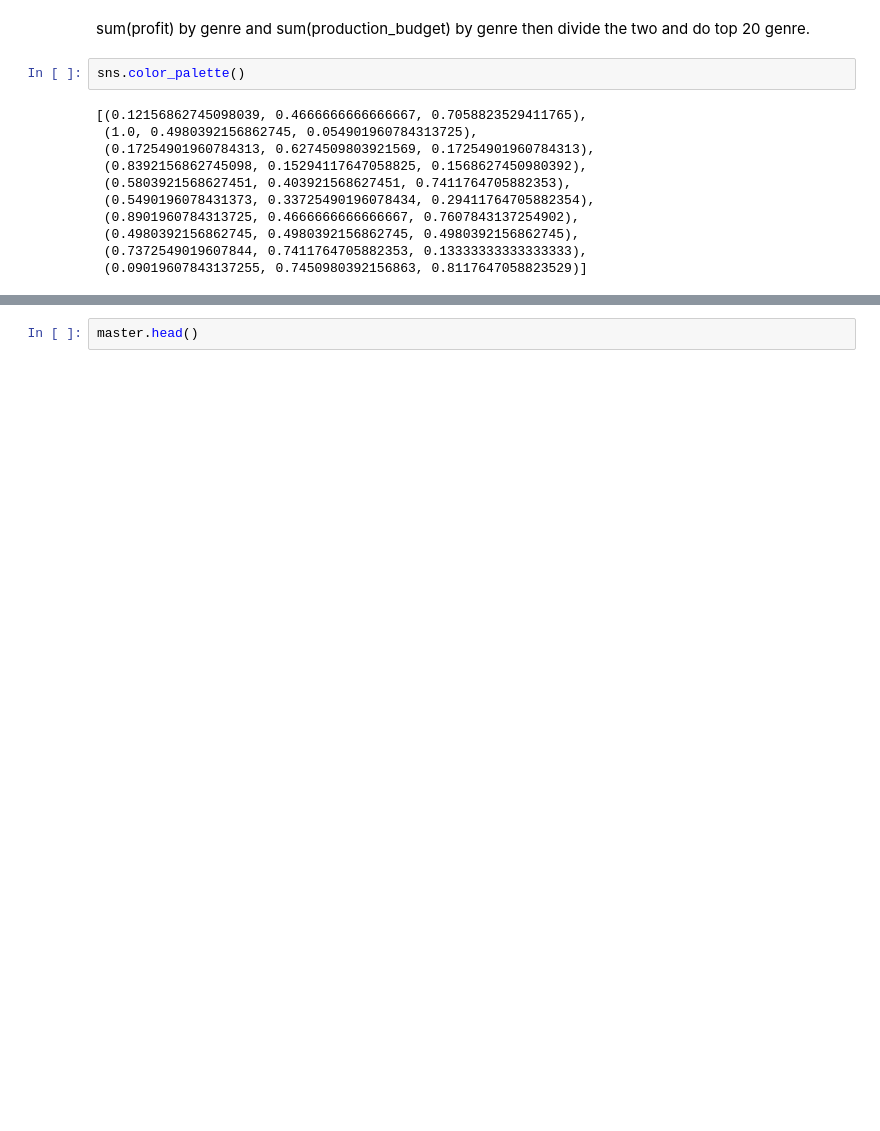
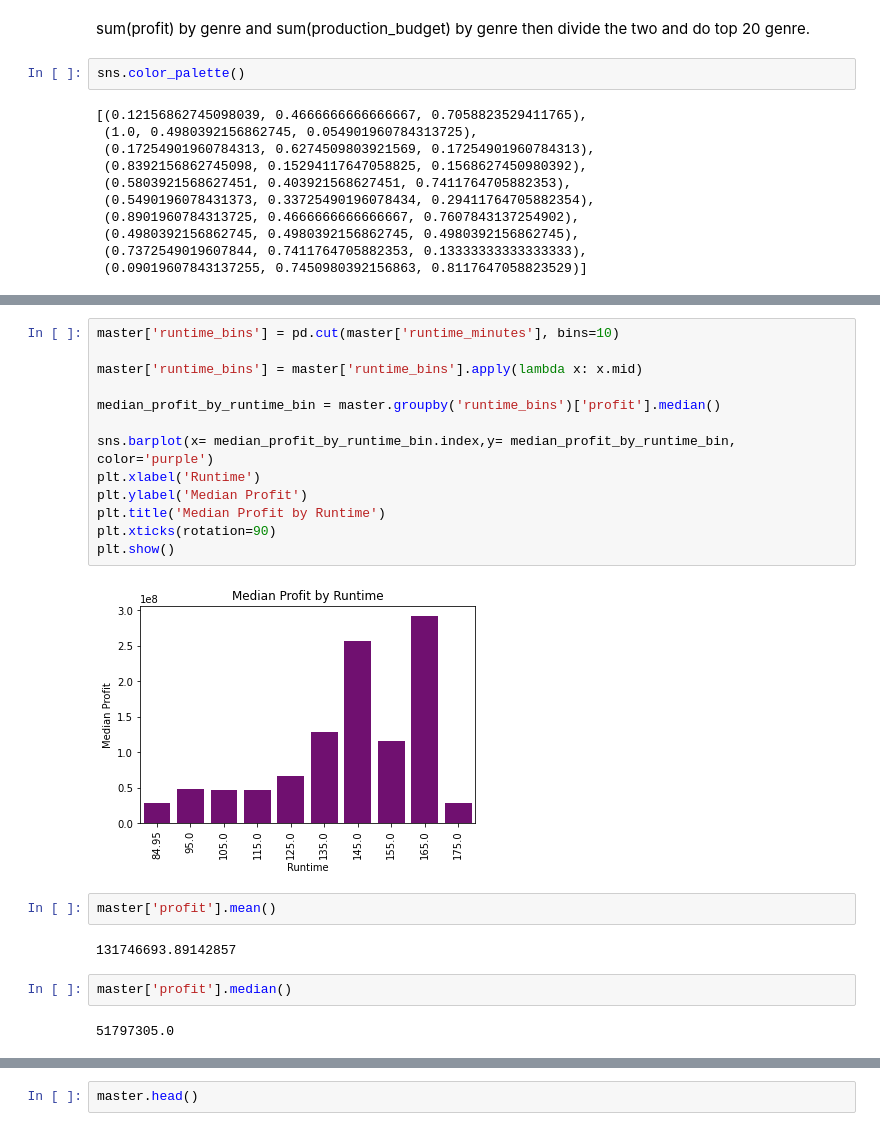
Before and after one commit to jnahra/dsc-phase-1-project, a Jupyter notebook: sean_phase1_notebook.ipynb, the cells around one changed output, grey strips where cells are left out. Drawn from its saved outputs; the diff is of its cells as text; blank space fills up the shorter version.

```diff
--- a/sean_phase1_notebook.ipynb
+++ b/sean_phase1_notebook.ipynb
@@ -300,0 +355,23 @@ Name: production_budget, dtype: int64
+# %%
+master['runtime_bins'] = pd.cut(master['runtime_minutes'], bins=10)
+
+master['runtime_bins'] = master['runtime_bins'].apply(lambda x: x.mid)
+
+median_profit_by_runtime_bin = master.groupby('runtime_bins')['profit'].median()
+
+sns.barplot(x= median_profit_by_runtime_bin.index,y= median_profit_by_runtime_bin, color='purple')
+plt.xlabel('Runtime')
+plt.ylabel('Median Profit')
+plt.title('Median Profit by Runtime')
+plt.xticks(rotation=90)
+plt.show()
+# %% [output]
+[figure, added]
+# %%
+master['profit'].mean()
+# %% [output]
+131746693.89142857
+# %%
+master['profit'].median()
+# %% [output]
+51797305.0
```
Also changed, not shown: parts of 15 cells of this notebook, 3 other files.
